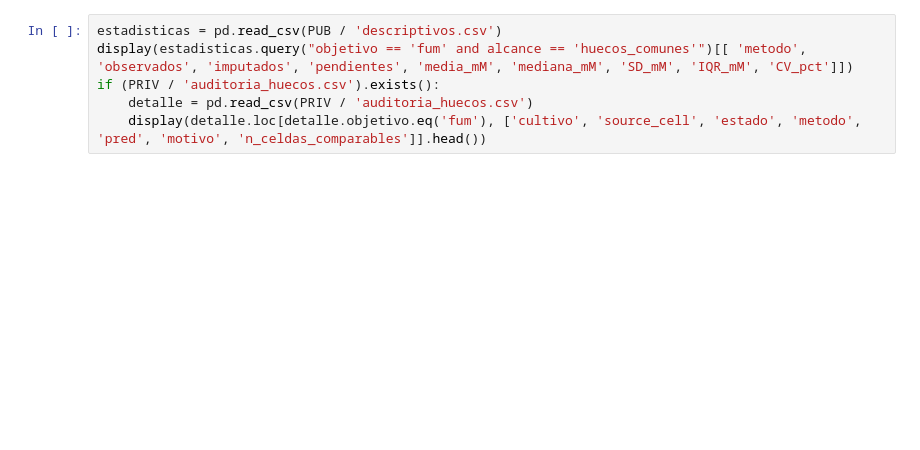
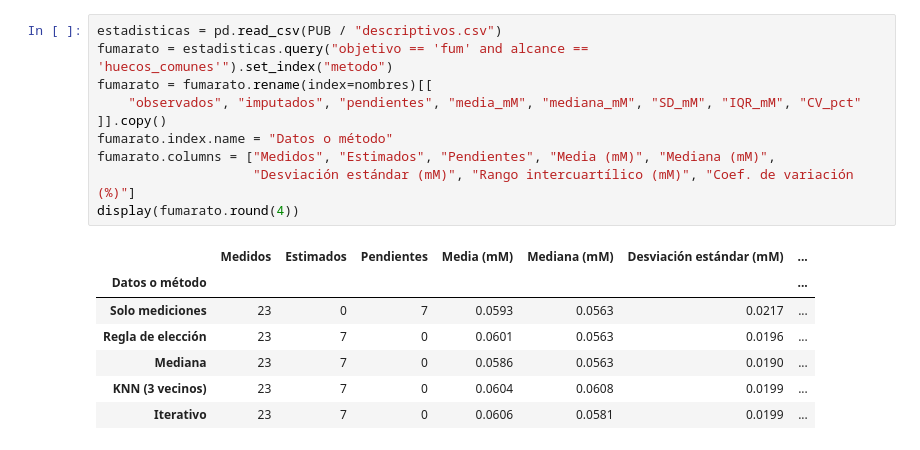
Before and after one commit to pedro1ani/Ipre, a Jupyter notebook: 02_imputacion_evaluacion.ipynb, the cells around one changed output. Saved outputs shown, nothing was run; the diff lists cells and outputs as text; blank space fills up the shorter version.

```diff
--- a/02_imputacion_evaluacion.ipynb
+++ b/02_imputacion_evaluacion.ipynb
@@ -53,6 +139,18 @@ display(intervalos_publicados[['prueba', 'tipo', 'candidatas', 'con_prediccion',
 # %%
-estadisticas = pd.read_csv(PUB / 'descriptivos.csv')
-display(estadisticas.query("objetivo == 'fum' and alcance == 'huecos_comunes'")[[ 'metodo', 'observados', 'imputados', 'pendientes', 'media_mM', 'mediana_mM', 'SD_mM', 'IQR_mM', 'CV_pct']])
-if (PRIV / 'auditoria_huecos.csv').exists():
-    detalle = pd.read_csv(PRIV / 'auditoria_huecos.csv')
-    display(detalle.loc[detalle.objetivo.eq('fum'), ['cultivo', 'source_cell', 'estado', 'metodo', 'pred', 'motivo', 'n_celdas_comparables']].head())
+estadisticas = pd.read_csv(PUB / "descriptivos.csv")
+fumarato = estadisticas.query("objetivo == 'fum' and alcance == 'huecos_comunes'").set_index("metodo")
+fumarato = fumarato.rename(index=nombres)[[
+    "observados", "imputados", "pendientes", "media_mM", "mediana_mM", "SD_mM", "IQR_mM", "CV_pct"
+]].copy()
+fumarato.index.name = "Datos o método"
+fumarato.columns = ["Medidos", "Estimados", "Pendientes", "Media (mM)", "Mediana (mM)",
+                    "Desviación estándar (mM)", "Rango intercuartílico (mM)", "Coef. de variación (%)"]
+display(fumarato.round(4))
+# %% [output]
+|  | Medidos | Estimados | Pendientes | Media (mM) | Mediana (mM) | Desviación estándar (mM) | ... |
+| Datos o método |  |  |  |  |  |  | ... |
+| Solo mediciones | 23 | 0 | 7 | 0.0593 | 0.0563 | 0.0217 | ... |
+| Regla de elección | 23 | 7 | 0 | 0.0601 | 0.0563 | 0.0196 | ... |
+| Mediana | 23 | 7 | 0 | 0.0586 | 0.0563 | 0.0190 | ... |
+| KNN (3 vecinos) | 23 | 7 | 0 | 0.0604 | 0.0608 | 0.0199 | ... |
+| Iterativo | 23 | 7 | 0 | 0.0606 | 0.0581 | 0.0199 | ... |
```
Also changed, not shown: parts of 13 cells of this notebook, 3 other files.
